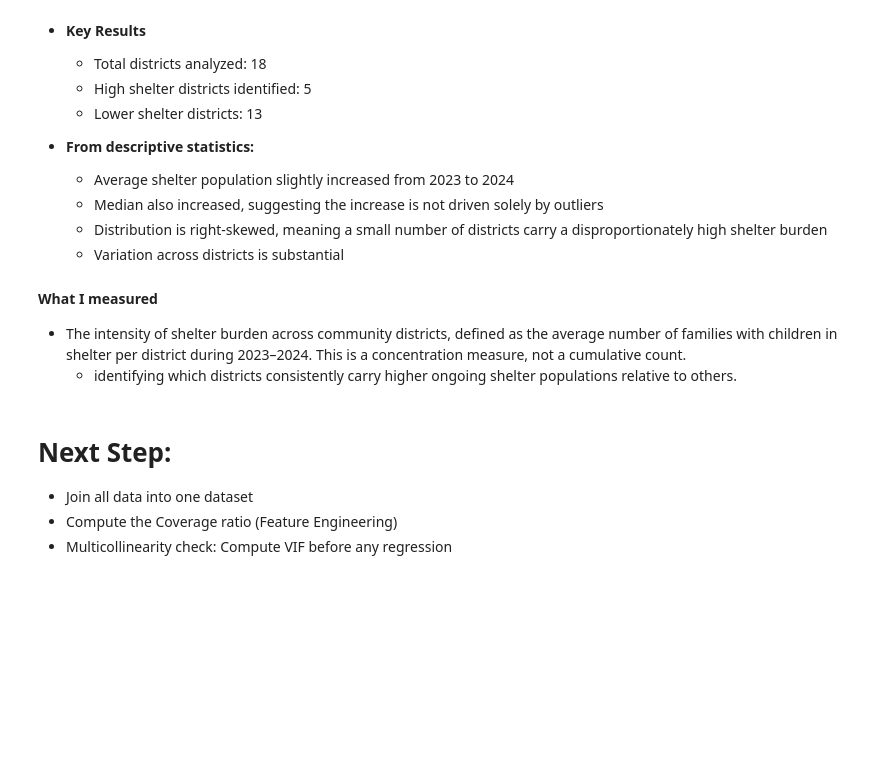
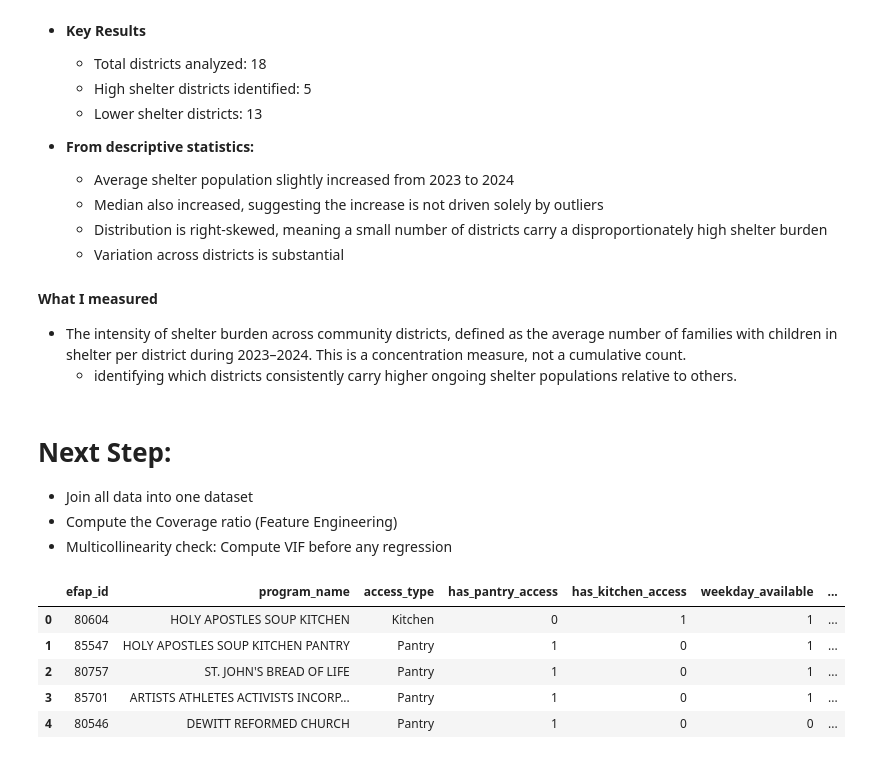
Before and after one commit to Angelk119/CID_Food_Access, a Jupyter notebook: python/notebooks/eda/unified_eda.ipynb, the cells around one changed output. Cells and saved outputs as stored; diff of their text form; code cells hidden in the pictures; blank space fills up the shorter version.

```diff
--- a/python/notebooks/eda/unified_eda.ipynb
+++ b/python/notebooks/eda/unified_eda.ipynb
@@ -1516,3 +1516,12 @@ These findings establish a structural understanding of supply. The next step is
 - Join all data into one dataset
 - Compute the Coverage ratio (Feature Engineering)
 - Multicollinearity check: Compute VIF before any regression
+# %%
+efap.head()
+# %% [output]
+|  | efap_id | program_name | access_type | has_pantry_access | has_kitchen_access | weekday_available | ... |
+| 0 | 80604 | HOLY APOSTLES SOUP KITCHEN | Kitchen | 0 | 1 | 1 | ... |
+| 1 | 85547 | HOLY APOSTLES SOUP KITCHEN PANTRY | Pantry | 1 | 0 | 1 | ... |
+| 2 | 80757 | ST. JOHN'S BREAD OF LIFE | Pantry | 1 | 0 | 1 | ... |
+| 3 | 85701 | ARTISTS ATHLETES ACTIVISTS INCORP... | Pantry | 1 | 0 | 1 | ... |
+| 4 | 80546 | DEWITT REFORMED CHURCH | Pantry | 1 | 0 | 0 | ... |
```
Also changed, not shown: parts of 3 cells of this notebook.
